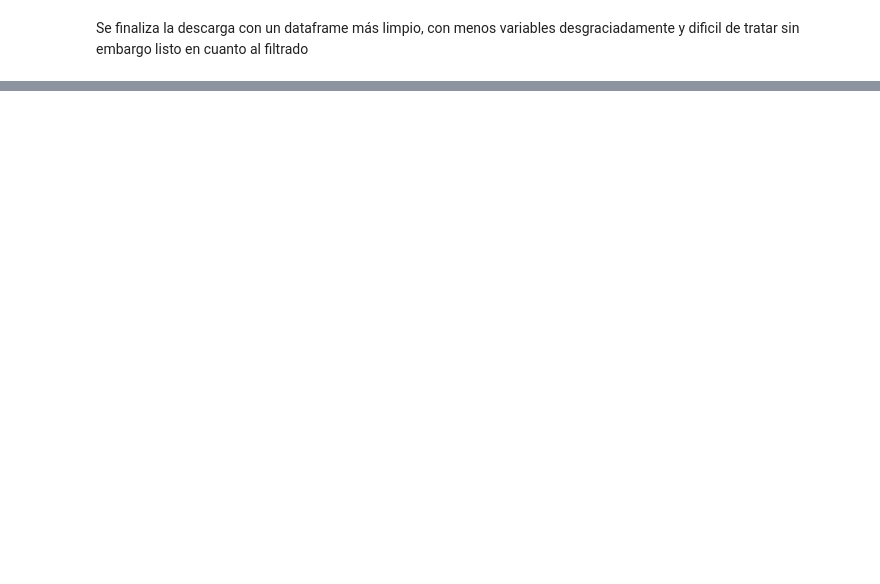
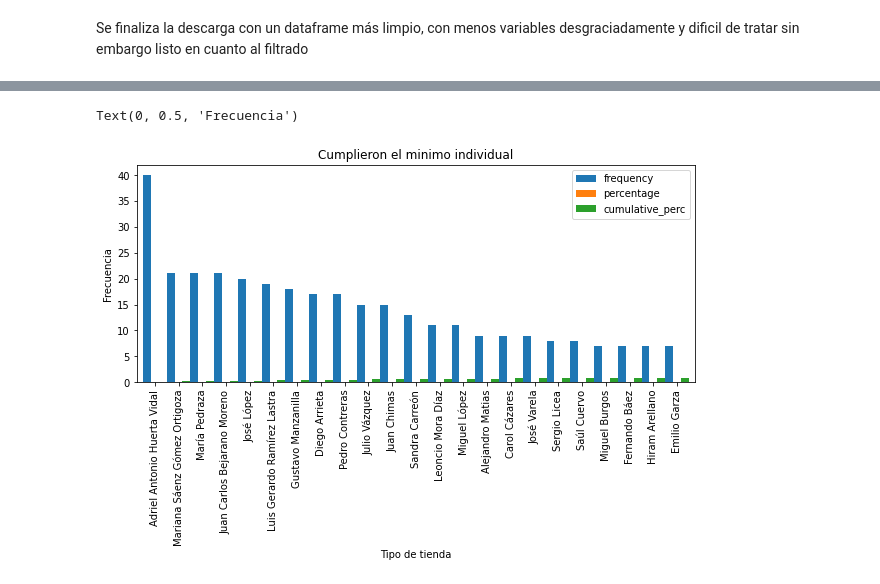
Before and after one commit to TACH00/Evidencia, a Jupyter notebook: LastMile_Evidencia2.ipynb, the cells around one changed output, grey strips where cells are left out. Drawn from its saved outputs; the diff is of its cells as text; code cells hidden in the pictures; blank space fills up the shorter version.

```diff
--- a/LastMile_Evidencia2.ipynb
+++ b/LastMile_Evidencia2.ipynb
@@ -268,0 +267,4 @@ Se finaliza la descarga con un dataframe más limpio, con menos variables desgra
+# %%
+#Realizamos otro filtro por filas donde se incluyan las vafriables que se van a utilizar para la visualización y extracción
+variables_buenas=LMLEvidencia.iloc[:,[2,3,4,6,8,10,11,12,13,14,15,16,17,18,19,20,21,22,23]]
+variables_buenas
@@ -268,0 +276,8 @@ Se finaliza la descarga con un dataframe más limpio, con menos variables desgra
+# %%
+#Obtengo un analisis univariado de una variable categórica en especifico
+table1= freq_tbl(variables_buenas['_created_by'])
+table1
+# %%
+#Obtengo un filtro de los valores mas relevantes de las variables categoricas seleccionadas
+Filtro= table1[table1['frequency']>6]
+Filtro
@@ -268,0 +302,4 @@ Se finaliza la descarga con un dataframe más limpio, con menos variables desgra
+# %%
+#Ajusto el indice de mi dataframe
+Filtro_index= Filtro.set_index('_created_by')
+Filtro_index
@@ -268,0 +325,9 @@ Se finaliza la descarga con un dataframe más limpio, con menos variables desgra
+# %%
+#Realizamos gráfico de barras del datarame filtrado
+Filtro_index.plot(kind = 'bar', width=1, figsize=(10,4))
+plt.title('Cumplieron el minimo individual')
+plt.xlabel('Tipo de tienda')
+plt.ylabel('Frecuencia')
+# %% [output]
+Text(0, 0.5, 'Frecuencia')
+[figure, added]
```
Also changed, not shown: parts of 16 cells of this notebook.
